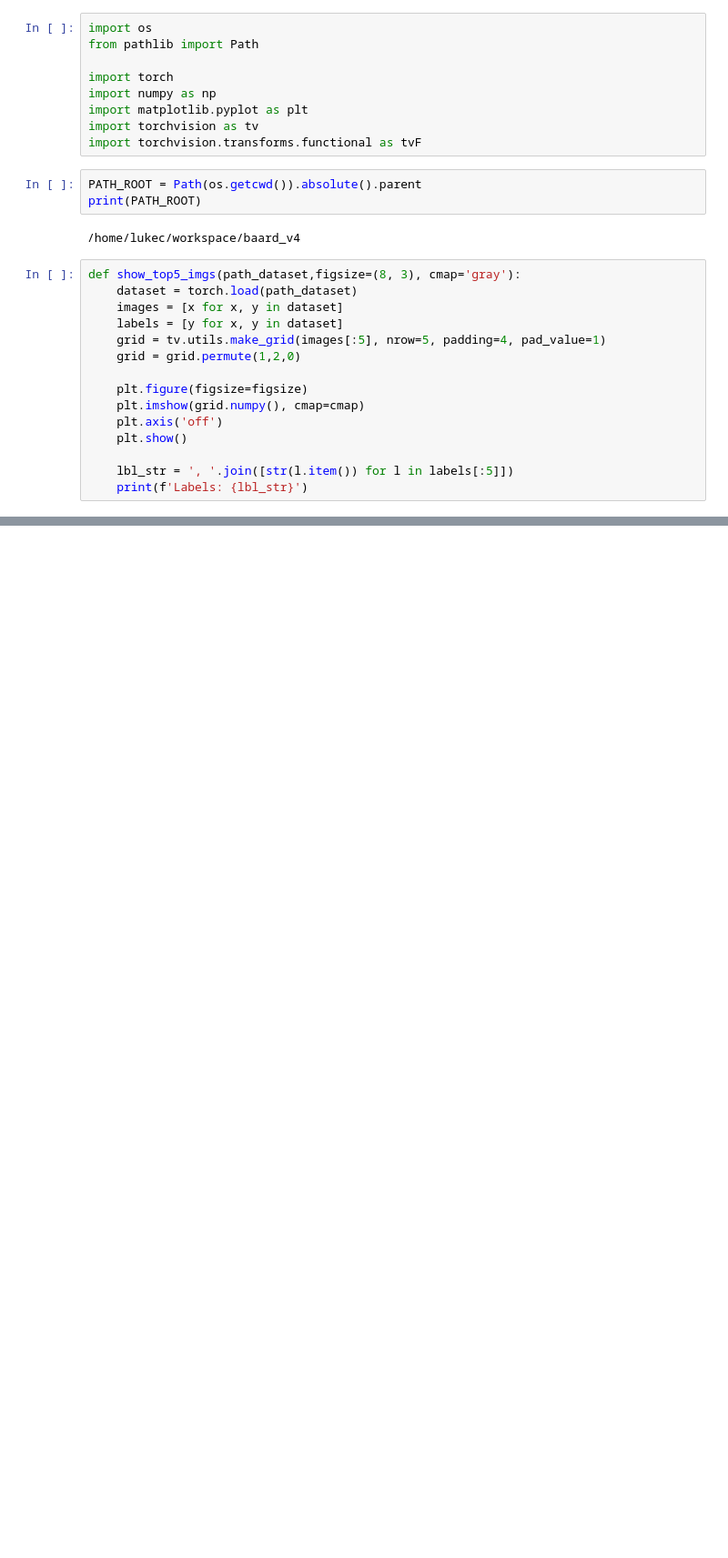
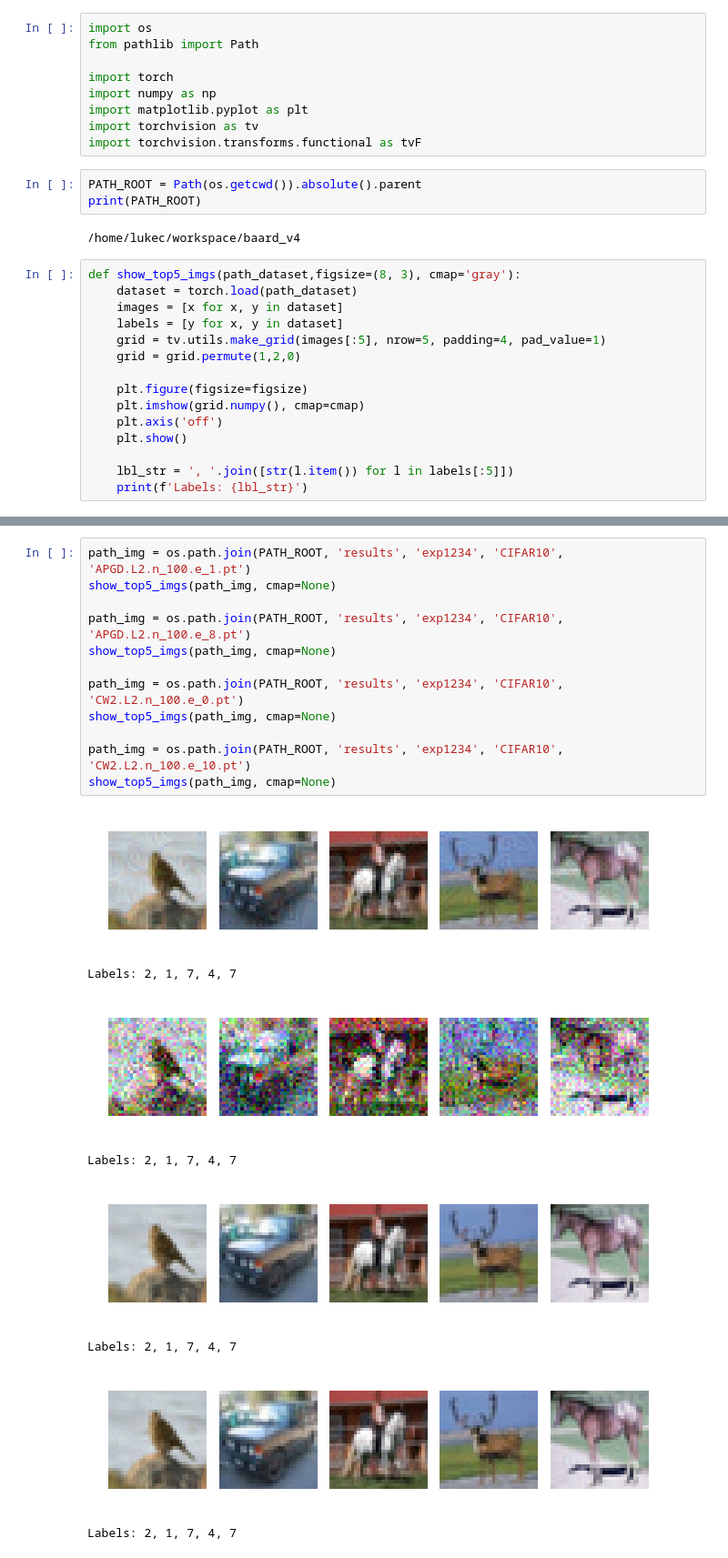
Before and after one commit to changx03/baard, a Jupyter notebook: examples/display_images.ipynb, the cells around one changed output, grey strips where cells are left out. Shown at 91% size. Saved outputs shown, nothing was run; the diff lists cells and outputs as text; blank space fills up the shorter version.

```diff
--- a/examples/display_images.ipynb
+++ b/examples/display_images.ipynb
@@ -59,0 +51,21 @@ Labels: 2, 1, 7, 4, 7
+# %%
+path_img = os.path.join(PATH_ROOT, 'results', 'exp1234', 'CIFAR10', 'APGD.L2.n_100.e_1.pt')
+show_top5_imgs(path_img, cmap=None)
+
+path_img = os.path.join(PATH_ROOT, 'results', 'exp1234', 'CIFAR10', 'APGD.L2.n_100.e_8.pt')
+show_top5_imgs(path_img, cmap=None)
+
+path_img = os.path.join(PATH_ROOT, 'results', 'exp1234', 'CIFAR10', 'CW2.L2.n_100.e_0.pt')
+show_top5_imgs(path_img, cmap=None)
+
+path_img = os.path.join(PATH_ROOT, 'results', 'exp1234', 'CIFAR10', 'CW2.L2.n_100.e_10.pt')
+show_top5_imgs(path_img, cmap=None)
+# %% [output]
+[figure, added]
+Labels: 2, 1, 7, 4, 7
+[figure, added]
+Labels: 2, 1, 7, 4, 7
+[figure, added]
+Labels: 2, 1, 7, 4, 7
+[figure, added]
+Labels: 2, 1, 7, 4, 7
```
Also changed, not shown: parts of 6 cells of this notebook, 3 other files.
